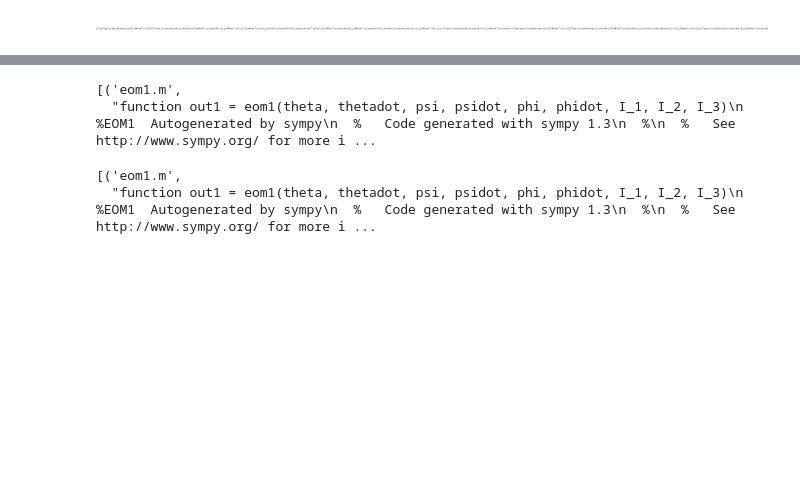
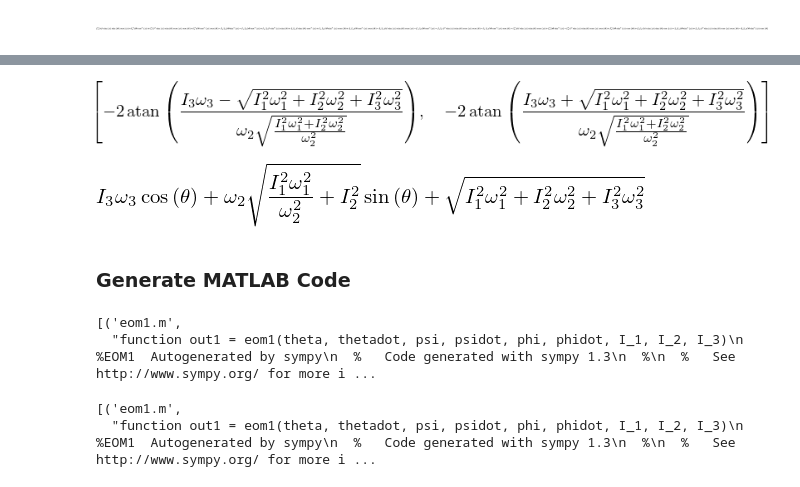
Before and after one commit to dsavransky/MAE4060, a Jupyter notebook: Notebooks/Torque Free 3-1-3 Body Dynamics.ipynb, the cells around one changed output, grey strips where cells are left out. Cells and saved outputs as stored; diff of their text form; code cells hidden in the pictures; blank space fills up the shorter version.

```diff
--- a/Notebooks/Torque Free 3-1-3 Body Dynamics.ipynb
+++ b/Notebooks/Torque Free 3-1-3 Body Dynamics.ipynb
@@ -97,3 +103,13 @@ from sympy.utilities.codegen import codegen
+# %%
+solve(simplify(expand(simplify(-eqs1[0]*sin(psi) + eqs1[1]*cos(psi)).subs(ph,atan(I1*w1/I2/w2)))),th) #th solution
+# %% [output]
+[figure, added]
+# %%
+simplify(eqs1[2].subs(ph,atan(I1*w1/I2/w2)))
+# %% [output]
+[figure, added]
+# %% [markdown]
+### Generate MATLAB Code
 # %%
 out = codegen(("eom1",sol_psidd[0]), 'Octave', argument_sequence=[th,thd,psi,psid,ph,phd,I1,I2,I3]);out
 # %% [output]
```
Also changed, not shown: parts of 28 cells of this notebook, 1 other file.
